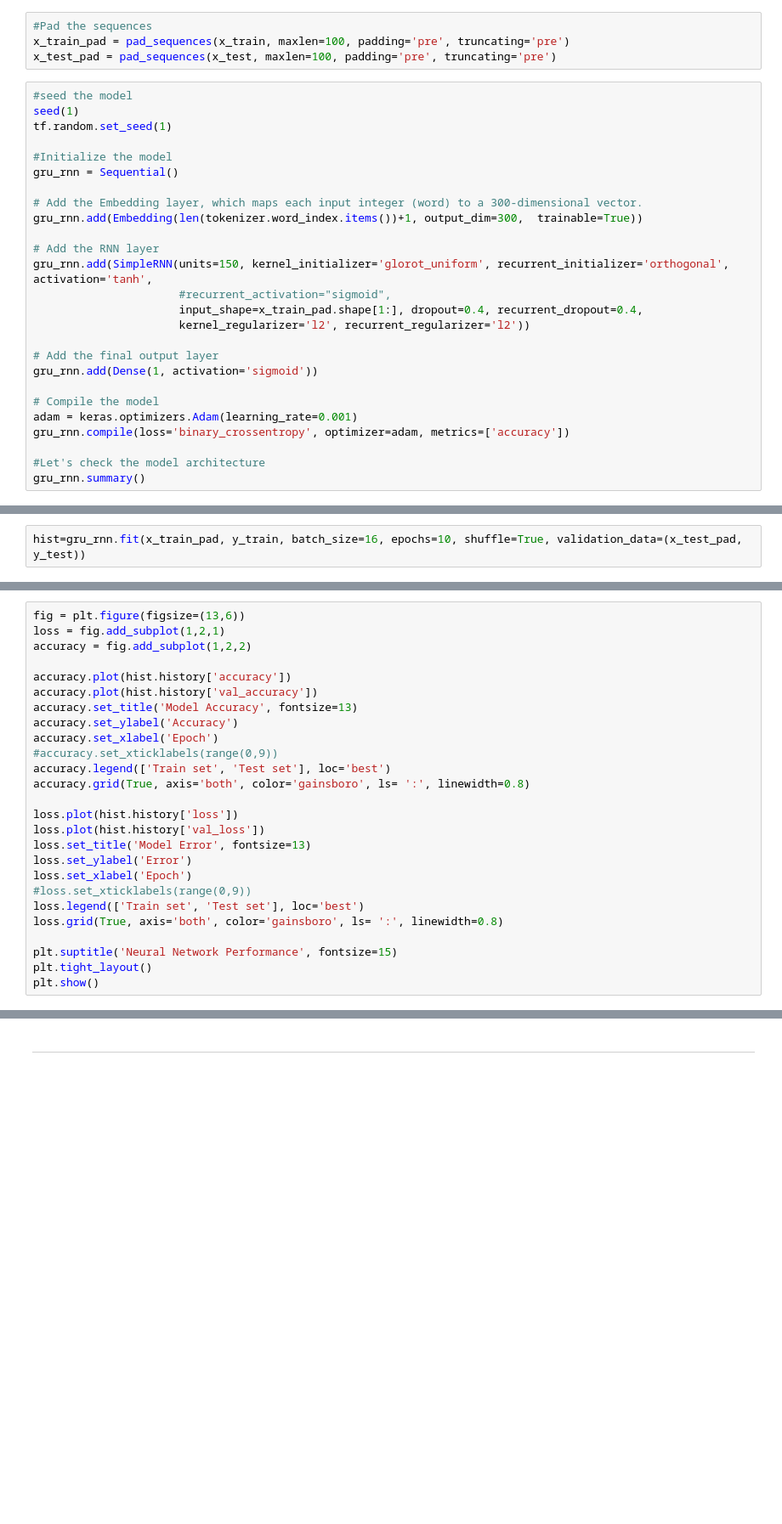
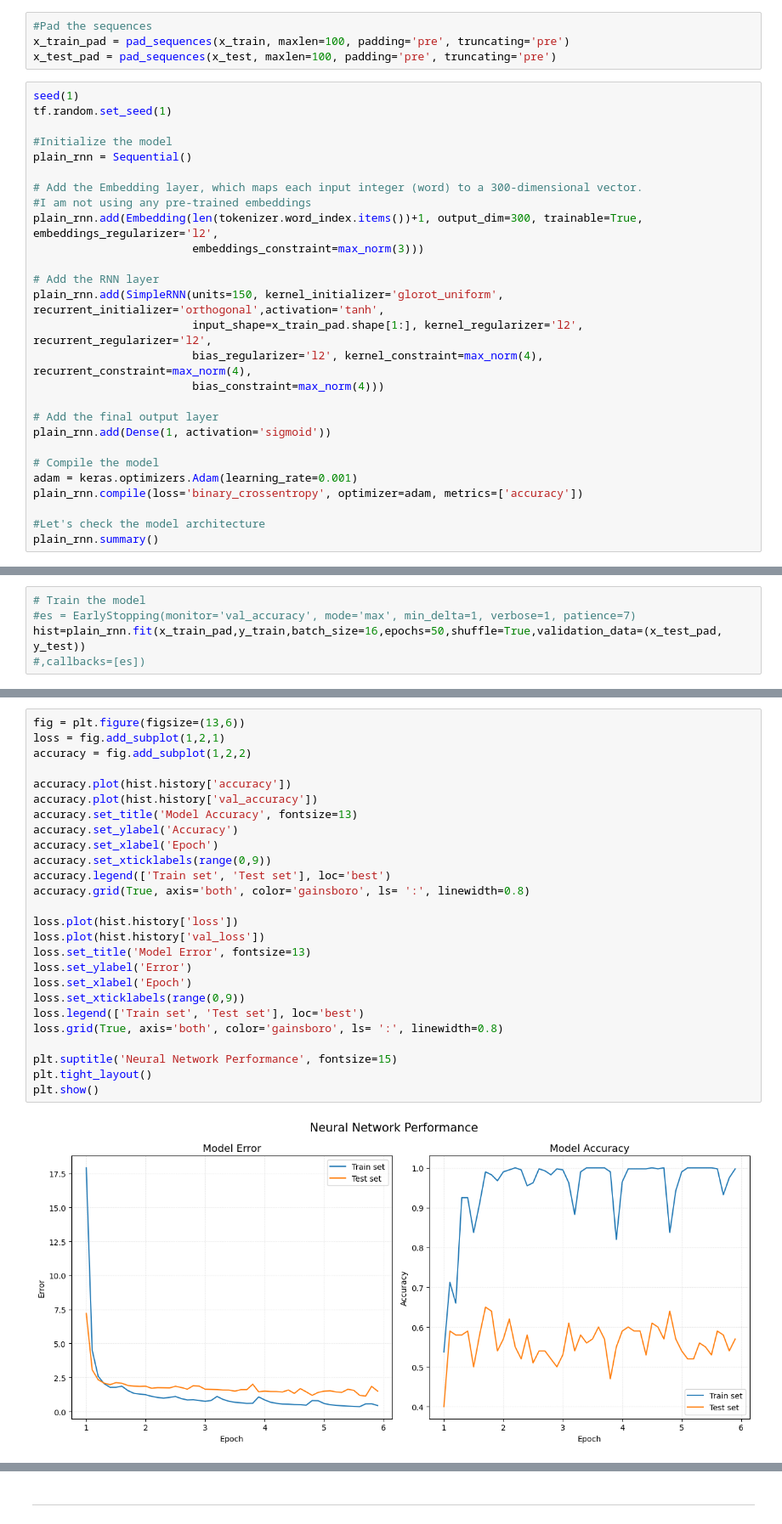
Before and after one commit to SebastianoDenegri/Targeted_Suicide_Intervention, a Jupyter notebook: Reddit_Users_Classification_part_5.ipynb, the cells around one changed output, grey strips where cells are left out. Shown at 85% size. Saved outputs shown, nothing was run; the diff lists cells and outputs as text; blank space fills up the shorter version.

Commit message:
complete last model and start drafting results

```diff
--- a/Reddit_Users_Classification_part_5.ipynb
+++ b/Reddit_Users_Classification_part_5.ipynb
@@ -249,29 +274,30 @@ from gensim.models import KeyedVectors
 x_train_pad = pad_sequences(x_train, maxlen=100, padding='pre', truncating='pre')
 x_test_pad = pad_sequences(x_test, maxlen=100, padding='pre', truncating='pre')
 # %%
-#seed the model
 seed(1)
 tf.random.set_seed(1)
 
 #Initialize the model
-gru_rnn = Sequential()
+plain_rnn = Sequential()
 
 # Add the Embedding layer, which maps each input integer (word) to a 300-dimensional vector.
-gru_rnn.add(Embedding(len(tokenizer.word_index.items())+1, output_dim=300,  trainable=True))
+#I am not using any pre-trained embeddings
+plain_rnn.add(Embedding(len(tokenizer.word_index.items())+1, output_dim=300, trainable=True, embeddings_regularizer='l2',
+                        embeddings_constraint=max_norm(3)))
 
 # Add the RNN layer
-gru_rnn.add(SimpleRNN(units=150, kernel_initializer='glorot_uniform', recurrent_initializer='orthogonal', activation='tanh',
-                      #recurrent_activation="sigmoid",
-                      input_shape=x_train_pad.shape[1:], dropout=0.4, recurrent_dropout=0.4,
-                      kernel_regularizer='l2', recurrent_regularizer='l2'))
+plain_rnn.add(SimpleRNN(units=150, kernel_initializer='glorot_uniform', recurrent_initializer='orthogonal',activation='tanh',
+                        input_shape=x_train_pad.shape[1:], kernel_regularizer='l2', recurrent_regularizer='l2',
+                        bias_regularizer='l2', kernel_constraint=max_norm(4), recurrent_constraint=max_norm(4),
+                        bias_constraint=max_norm(4)))
 
 # Add the final output layer
-gru_rnn.add(Dense(1, activation='sigmoid'))
+plain_rnn.add(Dense(1, activation='sigmoid'))
 
 # Compile the model
 adam = keras.optimizers.Adam(learning_rate=0.001)
-gru_rnn.compile(loss='binary_crossentropy', optimizer=adam, metrics=['accuracy'])
+plain_rnn.compile(loss='binary_crossentropy', optimizer=adam, metrics=['accuracy'])
 
 #Let's check the model architecture
-gru_rnn.summary()
+plain_rnn.summary()
 # %% [output]
@@ -291,5 +317,8 @@ Trainable params: 4,794,301
 Non-trainable params: 0
 _________________________________________________________________
 # %%
-hist=gru_rnn.fit(x_train_pad, y_train, batch_size=16, epochs=10, shuffle=True, validation_data=(x_test_pad, y_test))
+# Train the model
+#es = EarlyStopping(monitor='val_accuracy', mode='max', min_delta=1, verbose=1, patience=7)
+hist=plain_rnn.fit(x_train_pad,y_train,batch_size=16,epochs=50,shuffle=True,validation_data=(x_test_pad, y_test))
+#,callbacks=[es])
 # %% [output]
@@ -316,26 +342,28 @@ Epoch 10/10
 # %%
 fig = plt.figure(figsize=(13,6))
 loss = fig.add_subplot(1,2,1)
 accuracy = fig.add_subplot(1,2,2)
 
 accuracy.plot(hist.history['accuracy'])
 accuracy.plot(hist.history['val_accuracy'])
 accuracy.set_title('Model Accuracy', fontsize=13)
 accuracy.set_ylabel('Accuracy')
 accuracy.set_xlabel('Epoch')
-#accuracy.set_xticklabels(range(0,9))
+accuracy.set_xticklabels(range(0,9))
 accuracy.legend(['Train set', 'Test set'], loc='best')
 accuracy.grid(True, axis='both', color='gainsboro', ls= ':', linewidth=0.8)
 
 loss.plot(hist.history['loss'])
 loss.plot(hist.history['val_loss'])
 loss.set_title('Model Error', fontsize=13)
 loss.set_ylabel('Error')
 loss.set_xlabel('Epoch')
-#loss.set_xticklabels(range(0,9))
+loss.set_xticklabels(range(0,9))
 loss.legend(['Train set', 'Test set'], loc='best')
 loss.grid(True, axis='both', color='gainsboro', ls= ':', linewidth=0.8)
 
 plt.suptitle('Neural Network Performance', fontsize=15)
 plt.tight_layout()
 plt.show()
+# %% [output]
+[figure, added]
```
Also changed, not shown: parts of 76 cells of this notebook.
